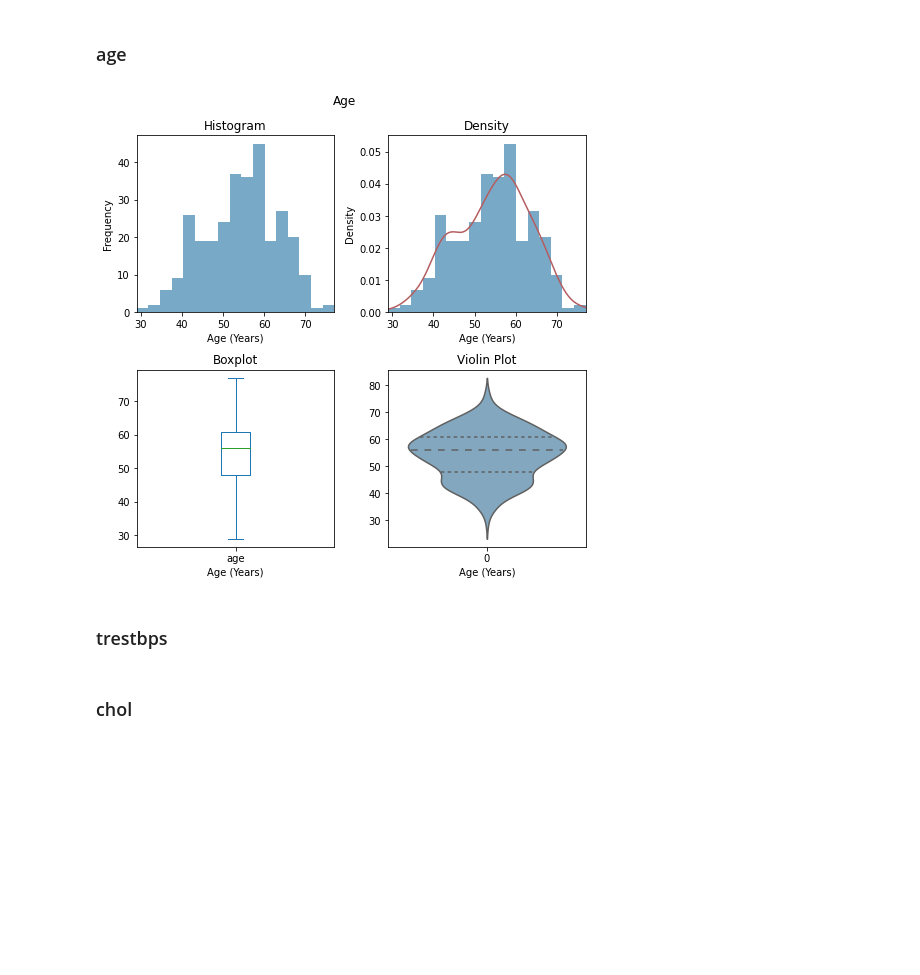
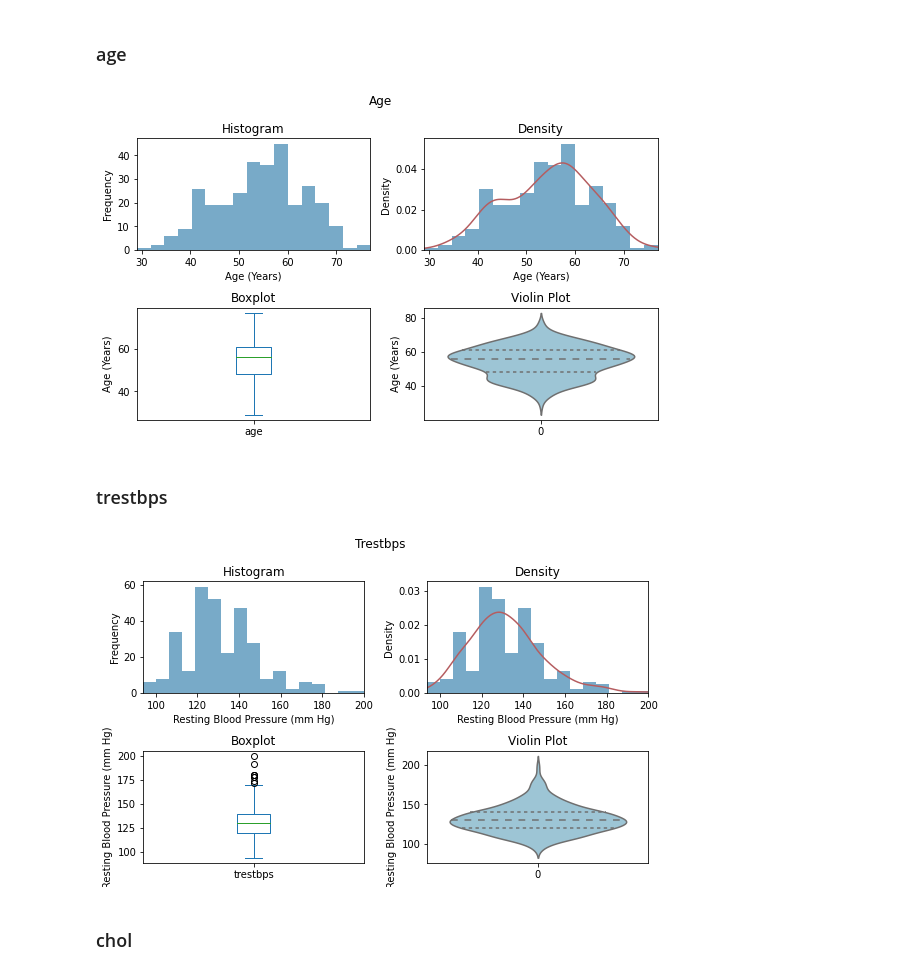
Before and after one commit to AnaliticaComputacional-2023-10/Proyecto1, a Jupyter notebook: EDA_Univariate.ipynb, the cells around one changed output. Cells and saved outputs as stored; diff of their text form; code cells hidden in the pictures; blank space fills up the shorter version.

```diff
--- a/EDA_Univariate.ipynb
+++ b/EDA_Univariate.ipynb
@@ -107,38 +107,72 @@ df
 # %% [markdown]
 ### age
 # %%
-fig, axes = plt.subplots(nrows=2, ncols=2, figsize=(7, 7))
+fig, axes = plt.subplots(nrows=2, ncols=2, figsize=(8, 5))
+
+var = 'Age (Years)'
 
 # 1, 1
 bins= int(len(df)**(1/2))
 df.age.plot(kind='hist', xlim=[int(df.age.min()), int(df.age.max())], bins=bins, ax=axes[0, 0], color=(120/255, 170/255, 200/255))
-# axes[0, 0] = df.age.plot(kind='hist', xlim=[int(df.age.min()), int(df.age.max())], bins=bins)
-axes[0, 0].set_xlabel('Age (Years)')
+axes[0, 0].set_xlabel(var)
 axes[0, 0].set_title('Histogram')
 
 # 1, 2
 bins= int(len(df)**(1/2))
 df.age.plot.hist(density=True, xlim=[int(df.age.min()), int(df.age.max())], bins=bins, ax=axes[0, 1], color=(120/255, 170/255, 200/255))
 df.age.plot.density(ax=axes[0, 1], color=(181/255, 93/255, 96/255))
-axes[0, 1].set_xlabel('Age (Years)')
+axes[0, 1].set_xlabel(var)
 axes[0, 1].set_title('Density')
 
 # 2, 1
 df.age.plot.box(ax=axes[1, 0])
-axes[1, 0].set_xlabel('Age (Years)')
+axes[1, 0].set_ylabel(var)
 axes[1, 0].set_title('Boxplot')
 
 # 2, 2
-sns.violinplot(df.age, inner='quartile', ax=axes[1, 1], color=(120/255, 170/255, 200/255))
-axes[1, 1].set_xlabel('Age (Years)')
+sns.violinplot(df.age, inner='quartile', ax=axes[1, 1], color=(148/255, 201/255, 222/255))
+axes[1, 1].set_ylabel(var)
 axes[1, 1].set_title('Violin Plot')
 
 fig.suptitle(f'Age')
 plt.tight_layout()
 plt.show()
 # %% [output]
-[figure, old version]
+[figure, new version]
 # %% [markdown]
 ### trestbps
+# %%
+fig, axes = plt.subplots(nrows=2, ncols=2, figsize=(8, 5))
+
+var = 'Resting Blood Pressure (mm Hg)'
+
+# 1, 1
+bins= int(len(df)**(1/2))
+df.trestbps.plot(kind='hist', xlim=[int(df.trestbps.min()), int(df.trestbps.max())], bins=bins, ax=axes[0, 0], color=(120/255, 170/255, 200/255))
+axes[0, 0].set_xlabel(var)
+axes[0, 0].set_title('Histogram')
+
+# 1, 2
+bins= int(len(df)**(1/2))
+df.trestbps.plot.hist(density=True, xlim=[int(df.trestbps.min()), int(df.trestbps.max())], bins=bins, ax=axes[0, 1], color=(120/255, 170/255, 200/255))
+df.trestbps.plot.density(ax=axes[0, 1], color=(181/255, 93/255, 96/255))
+axes[0, 1].set_xlabel(var)
+axes[0, 1].set_title('Density')
+
+# 2, 1
+df.trestbps.plot.box(ax=axes[1, 0])
+axes[1, 0].set_ylabel(var)
+axes[1, 0].set_title('Boxplot')
+
+# 2, 2
+sns.violinplot(df.trestbps, inner='quartile', ax=axes[1, 1], color=(148/255, 201/255, 222/255))
+axes[1, 1].set_ylabel(var)
+axes[1, 1].set_title('Violin Plot')
+
+fig.suptitle(f'Trestbps')
+plt.tight_layout()
+plt.show()
+# %% [output]
+[figure, added]
 # %% [markdown]
 ### chol
```
Also changed, not shown: parts of 6 cells of this notebook.
